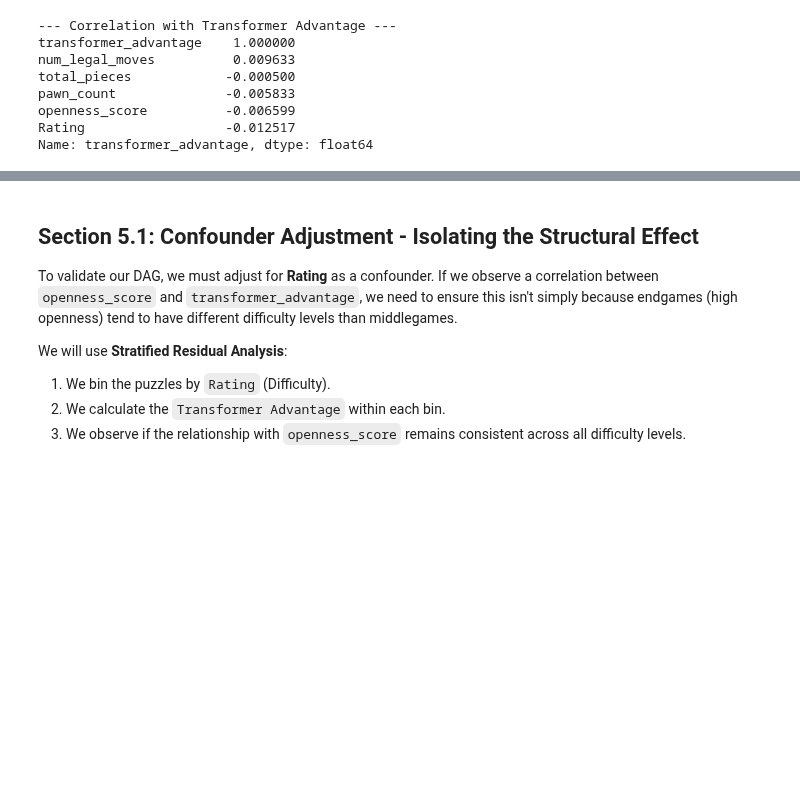
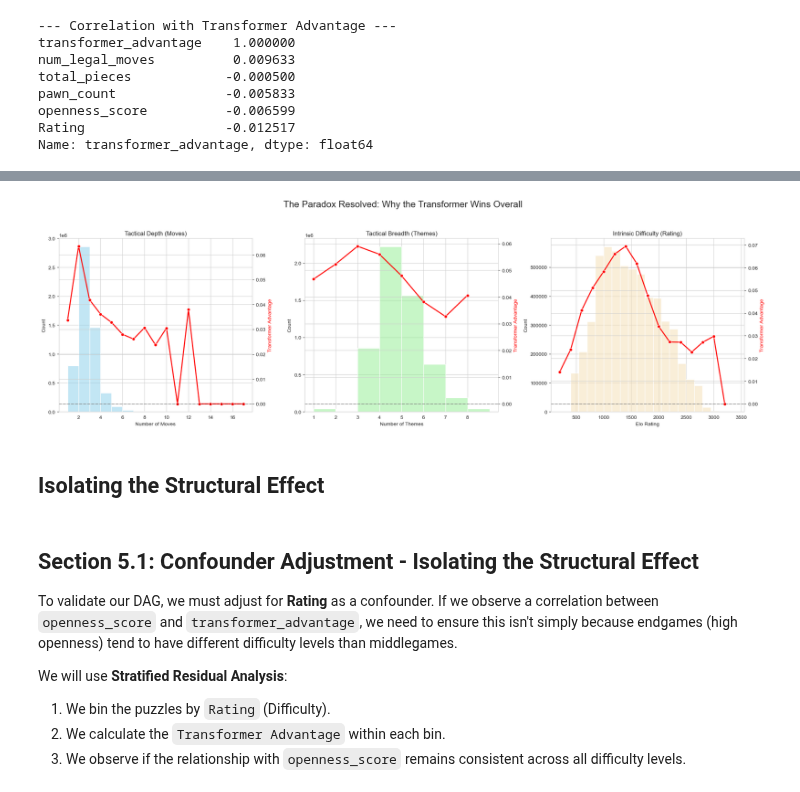
Before and after one commit to omarghara/CNN_vs_Transformer_in_Chess-Contradicting_Metrics, a Jupyter notebook: chess_policy_comparison_new.ipynb, the cells around one changed output, grey strips where cells are left out. Saved outputs shown, nothing was run; the diff lists cells and outputs as text; code cells hidden in the pictures; blank space fills up the shorter version.

```diff
--- a/chess_policy_comparison_new.ipynb
+++ b/chess_policy_comparison_new.ipynb
@@ -1682,3 +1808,55 @@ plt.show()
+# %%
+import matplotlib.pyplot as plt
+import seaborn as sns
+import numpy as np
+
+# 1. Setup the figure
+fig, axes = plt.subplots(1, 3, figsize=(20, 6))
+fig.suptitle('The Paradox Resolved: Why the Transformer Wins Overall', fontsize=18, y=1.05)
+
+# --- PANEL 1: num_moves ---
+ax1 = axes[0]
+sns.histplot(puzzles_df['num_moves'], bins=range(1, 11), ax=ax1, color='skyblue', alpha=0.5, label='Puzzle Count')
+ax1_twin = ax1.twinx()
+mean_adv_moves = puzzles_df.groupby('num_moves')['transformer_advantage'].mean()
+sns.lineplot(x=mean_adv_moves.index, y=mean_adv_moves.values, ax=ax1_twin, color='red', marker='o', linewidth=2)
+ax1.set_title('Tactical Depth (Moves)')
+ax1.set_xlabel('Number of Moves')
+
+# --- PANEL 2: themes_count (Limited to 8 to remove noise) ---
+ax2 = axes[1]
+df_themes = puzzles_df[puzzles_df['themes_count'] <= 8]
+sns.histplot(df_themes['themes_count'], bins=range(1, 10), ax=ax2, color='lightgreen', alpha=0.5)
+ax2_twin = ax2.twinx()
+mean_adv_themes = df_themes.groupby('themes_count')['transformer_advantage'].mean()
+sns.lineplot(x=mean_adv_themes.index, y=mean_adv_themes.values, ax=ax2_twin, color='red', marker='o', linewidth=2)
+ax2.set_title('Tactical Breadth (Themes)')
+ax2.set_xlabel('Number of Themes')
+ax2.set_xticks(range(1, 9))
+
+# --- PANEL 3: Rating (Binned) ---
+ax3 = axes[2]
+# Binning Rating into 200-point chunks for a cleaner histogram
+puzzles_df['rating_bin'] = (puzzles_df['Rating'] // 200) * 200
+sns.histplot(puzzles_df['Rating'], bins=20, ax=ax3, color='wheat', alpha=0.5)
+ax3_twin = ax3.twinx()
+mean_adv_rating = puzzles_df.groupby('rating_bin')['transformer_advantage'].mean()
+sns.lineplot(x=mean_adv_rating.index, y=mean_adv_rating.values, ax=ax3_twin, color='red', marker='o', linewidth=2)
+ax3.set_title('Intrinsic Difficulty (Rating)')
+ax3.set_xlabel('Elo Rating')
+
+# Global styling
+for ax in [ax1_twin, ax2_twin, ax3_twin]:
+    ax.axhline(0, color='black', linestyle='--', alpha=0.3)
+    ax.set_ylabel('Transformer Advantage', color='red')
+
+plt.tight_layout()
+plt.savefig('the_triple_paradox.png')
+plt.show()
+# %% [output]
+[figure, added]
+# %% [markdown]
+## Isolating the Structural Effect
 # %% [markdown]
 ## Section 5.1: Confounder Adjustment - Isolating the Structural Effect
 
```
Also changed, not shown: parts of 20 cells of this notebook.
